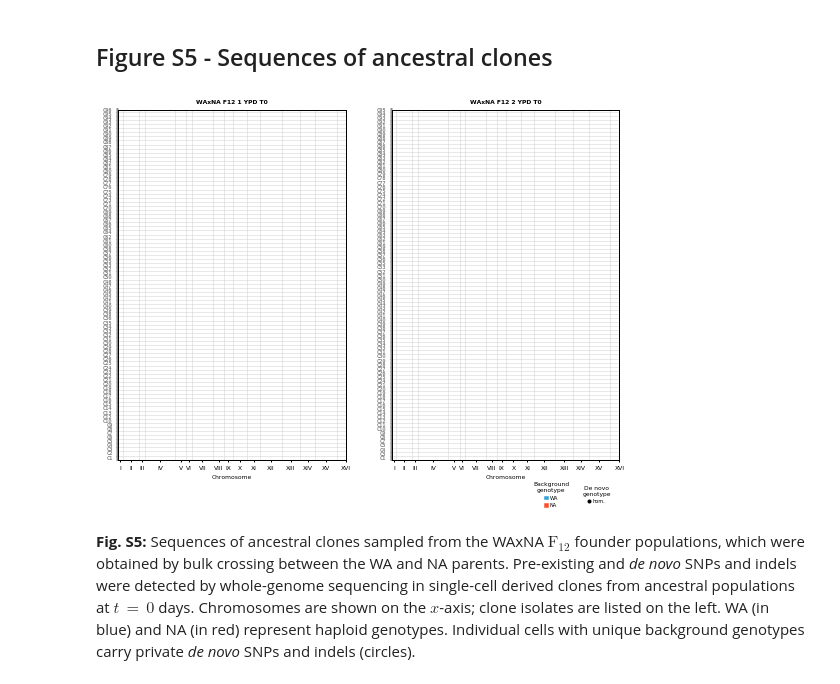
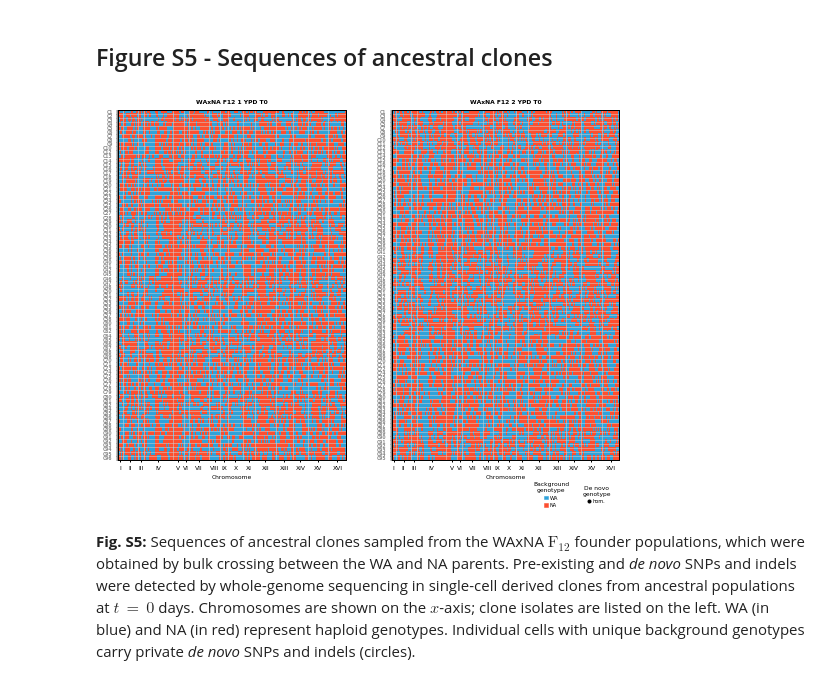
Before and after one commit to ivazquez/clonal-heterogeneity, a Jupyter notebook: src/figure3.ipynb, the cells around one changed output. Drawn from its saved outputs; the diff is of its cells as text; code cells hidden in the pictures.

```diff
--- a/src/figure3.ipynb
+++ b/src/figure3.ipynb
@@ -319,7 +334,7 @@ for ii, (p, sdf) in enumerate(seq_dn_df_sliced.groupby(level=['population'])):
 
     # make a color map of fixed colors
     cmap = plt.cm.colors.ListedColormap([config.background['color']['NA'],
-                                      config.background['color']['WA']])
+                                         config.background['color']['WA']])
     bounds = [0,1]
     norm = plt.cm.colors.BoundaryNorm(bounds, cmap.N)
 
@@ -329,9 +344,9 @@ for ii, (p, sdf) in enumerate(seq_dn_df_sliced.groupby(level=['population'])):
     xticklabels = []
     yticklabels = []
 
-#     plot.heatmap(np.r_[x, x.max()+1], np.r_[y, y.max()+1], data,
-#                  ax, title, xlabel, ylabel, xticklabels, yticklabels, cmap=cmap,
-#                  vmin=np.nanmin(data), vmax=np.nanmax(data), speed='fast')
+    plot.heatmap(np.r_[x, x.max()+1], np.r_[y, y.max()+1], data,
+                 ax, title, xlabel, ylabel, xticklabels, yticklabels, cmap=cmap,
+                 vmin=np.nanmin(data), vmax=np.nanmax(data), speed='fast')
 
     # set title
     ax.set_title(p.replace('_',' ')+' T0', fontsize=6, weight='bold')
@@ -395,34 +410,34 @@ for k, xy in zip(['WAxNA_F12_2_YPD'],[(2,0),(2,0)]):
                      bbox_to_anchor=(0.7, -0.1), ncol=1,
                      frameon=False, loc='center',
                      borderaxespad=0, handlelength=0.75,
                      title='Background\ngenotype', prop={'size':5})
 
     hom_artist = lines.Line2D((0,1),(0,0), mec='k', mfc=config.genotype['color'][2],
                               marker='o', markersize=3, linestyle='')
 
     leg2 = ax.legend([hom_artist],
                      ['hom.'],
                      bbox_to_anchor=(0.9, -0.1), ncol=1,
                      frameon=False, loc='center',
                      borderaxespad=0, handlelength=0.75,
                      title='De novo\ngenotype', prop={'size':5})
 
     ax.add_artist(leg1)
 
     for leg in [leg1,leg2]:
         plt.setp(leg.get_title(),fontsize=6, multialignment='center')
 
 for ax in fig.get_axes():
     ax.xaxis.label.set_size(6)
     ax.yaxis.label.set_size(6)
     ax.tick_params(axis='x', which='major', size=2, labelsize=6)
     ax.tick_params(axis='y', which='major', size=2, labelsize=4.5)
     ax.tick_params(axis='both', which='minor', size=1, labelsize=4)
 
 plot.save_figure(dir_supp+'figures/supp_figure_seq_clones/supp_figure_seq_ancestral_clones')
 plt.show()
 # %% [output]
-[figure, old version]
+[figure, new version]
 # %% [markdown]
 **Fig. S5:** Sequences of ancestral clones sampled from the WAxNA $\text{F}_\text{12}$ founder populations, which were obtained by bulk crossing between the WA and NA parents. Pre-existing and *de novo* SNPs and indels were detected by whole-genome sequencing in single-cell derived clones from ancestral populations at ${t\,{=}\,0}$ days. Chromosomes are shown on the $x$-axis; clone isolates are listed on the left. WA (in blue) and NA (in red) represent haploid genotypes. Individual cells with unique background genotypes carry private *de novo* SNPs and indels (circles).
 # %% [markdown]
```
Also changed, not shown: parts of 5 cells of this notebook, 10 other files.
